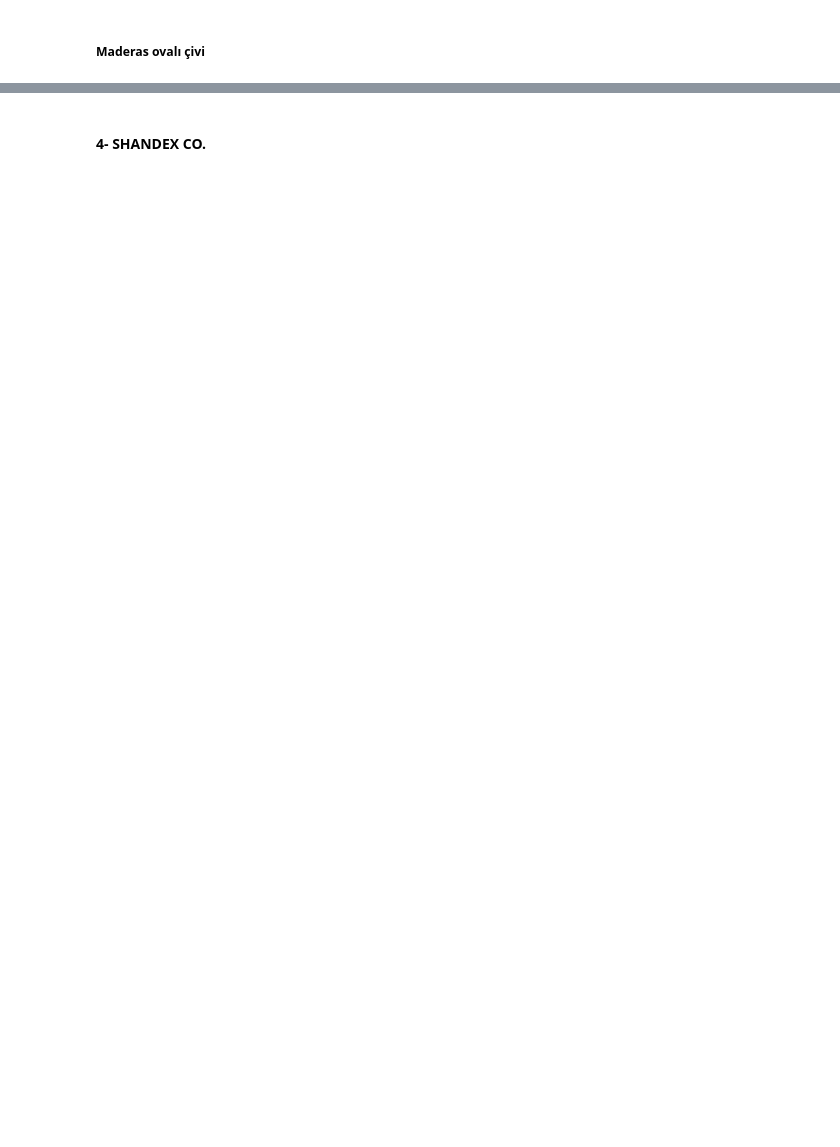
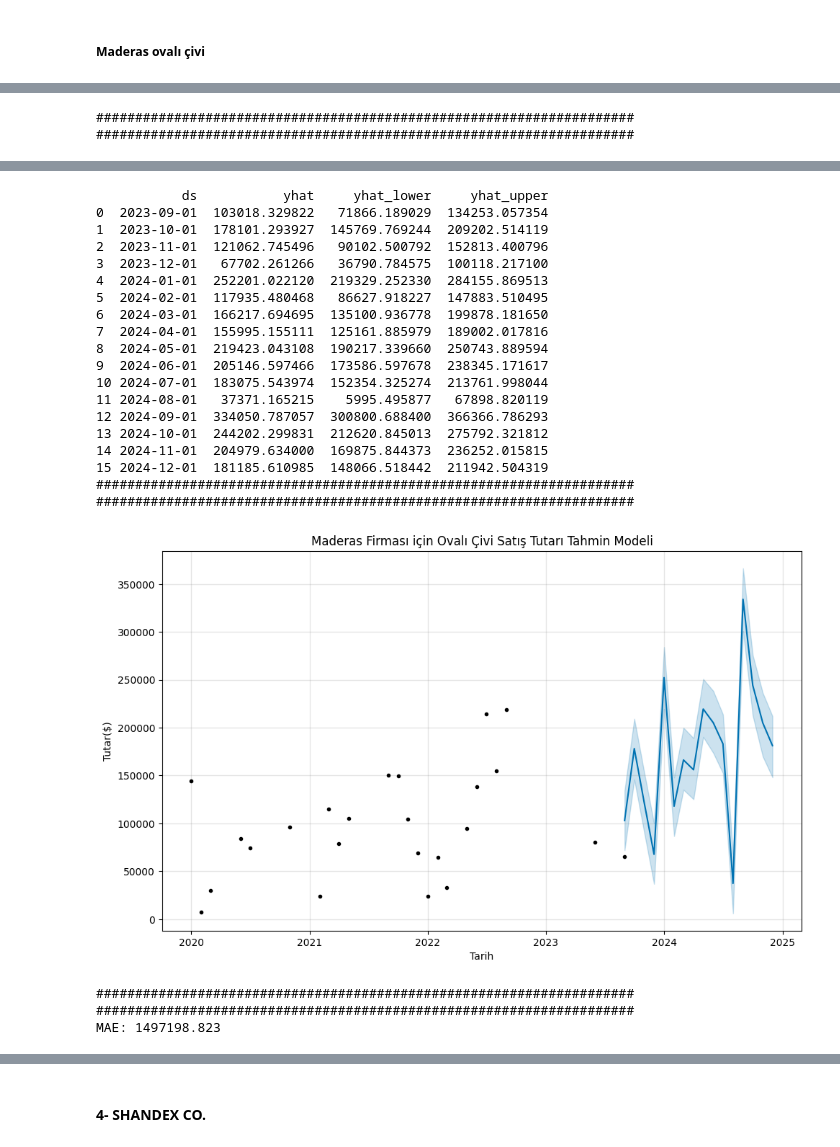
Before and after one commit to mahmutakar0/Beksan, a Jupyter notebook: satislar.ipynb, the cells around one changed output, grey strips where cells are left out. Drawn from its saved outputs; the diff is of its cells as text; code cells hidden in the pictures; blank space fills up the shorter version.

```diff
--- a/satislar.ipynb
+++ b/satislar.ipynb
@@ -702,0 +681,54 @@ print("#####################################################################")
+# %%
+dfmaderasovalı = dfmaderas[dfmaderas["ürün"] == "OVALI ÇİVİLER"]
+
+data = dfmaderasovalı.groupby(by="tarih")[["tutar"]].sum().reset_index()
+data .columns = ["ds", "y"]
+
+print("#####################################################################")
+print("#####################################################################")
+
+data["ds"] = pd.to_datetime(data["ds"])
+data["ds"] = data["ds"].dt.strftime("%Y.%m")
+data = data.groupby("ds")["y"].sum().to_frame()
+data = data.reset_index()
+data["ds"] = pd.to_datetime(data["ds"])
+
+# Modelin kurulumu
+from prophet import Prophet
+model = Prophet()
+model.fit(data)
+
+future = list()
+for i in range(9,25):
+  if i <=12:
+    date = "2023-%02d" %i
+  else:
+    date = "2024-%02d" %(i-12)
+  future.append([date])
+
+future = pd.DataFrame(future)
+future.columns =["ds"]
+future["ds"] = pd.to_datetime(future["ds"])
+forecast = model.predict(future)
+
+# Tahminler
+print(forecast [["ds", "yhat", "yhat_lower", "yhat_upper"]])
+
+print("#####################################################################")
+print("#####################################################################")
+
+model.plot(forecast)
+pyplot.xlabel("Tarih")
+pyplot.ylabel("Tutar($)")
+pyplot.title("Maderas Firması için Ovalı Çivi Satış Tutarı Tahmin Modeli")
+pyplot.show()
+
+
+print("#####################################################################")
+print("#####################################################################")
+
+#Hata değerleri
+from sklearn.metrics import mean_absolute_error
+mae = mean_absolute_error(y_true, y_pred)
+print("MAE: %.3f" %mae)
+# %% [output]
@@ -702,0 +745,2 @@ print("#####################################################################")
+#####################################################################
+#####################################################################
@@ -702,0 +749,23 @@ print("#####################################################################")
+           ds           yhat     yhat_lower     yhat_upper
+0  2023-09-01  103018.329822   71866.189029  134253.057354
+1  2023-10-01  178101.293927  145769.769244  209202.514119
+2  2023-11-01  121062.745496   90102.500792  152813.400796
+3  2023-12-01   67702.261266   36790.784575  100118.217100
+4  2024-01-01  252201.022120  219329.252330  284155.869513
+5  2024-02-01  117935.480468   86627.918227  147883.510495
+6  2024-03-01  166217.694695  135100.936778  199878.181650
+7  2024-04-01  155995.155111  125161.885979  189002.017816
+8  2024-05-01  219423.043108  190217.339660  250743.889594
+9  2024-06-01  205146.597466  173586.597678  238345.171617
+10 2024-07-01  183075.543974  152354.325274  213761.998044
+11 2024-08-01   37371.165215    5995.495877   67898.820119
+12 2024-09-01  334050.787057  300800.688400  366366.786293
+13 2024-10-01  244202.299831  212620.845013  275792.321812
+14 2024-11-01  204979.634000  169875.844373  236252.015815
+15 2024-12-01  181185.610985  148066.518442  211942.504319
+#####################################################################
+#####################################################################
+[figure, added]
+#####################################################################
+#####################################################################
+MAE: 1497198.823
```
Also changed, not shown: parts of 11 cells of this notebook.
